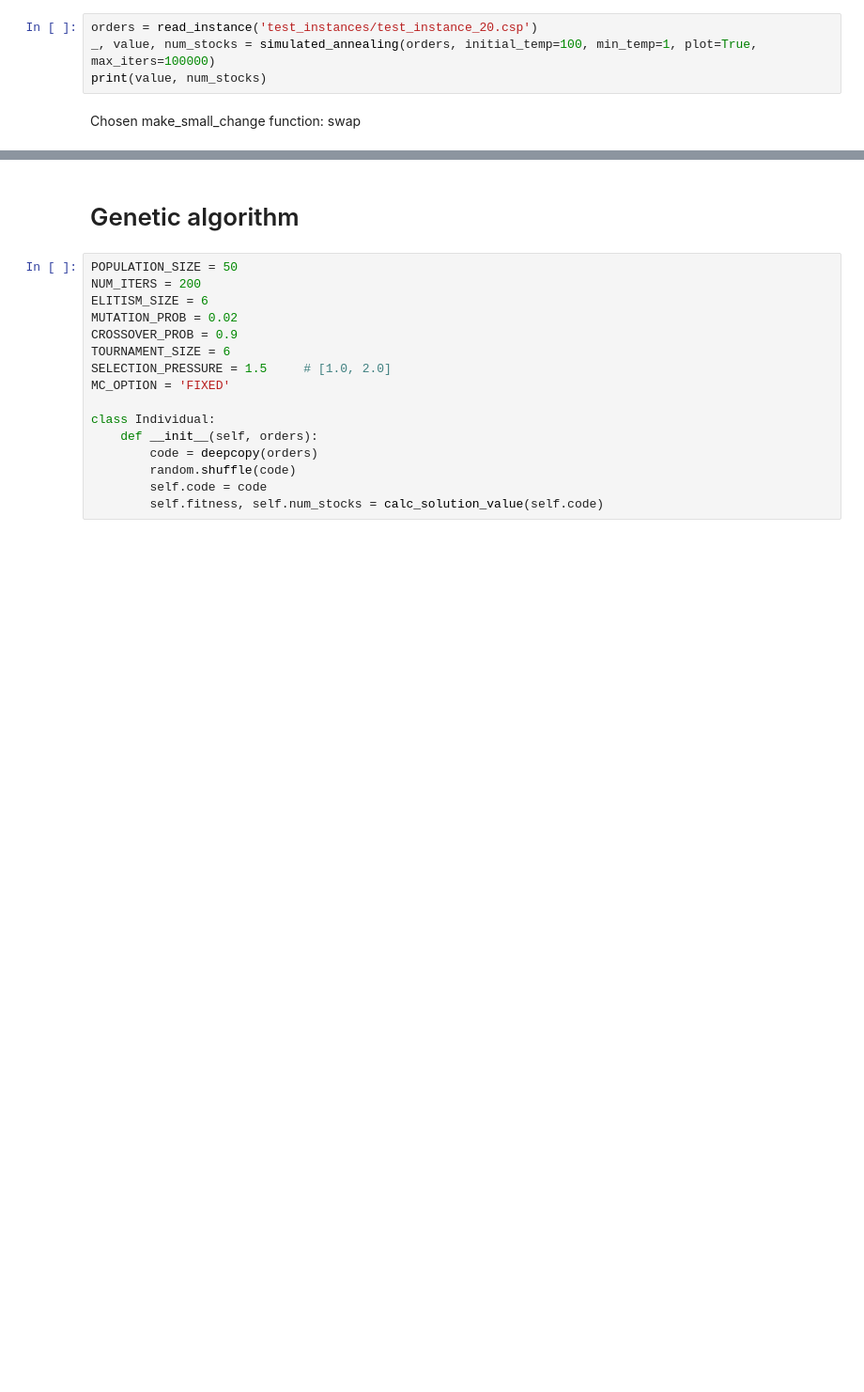
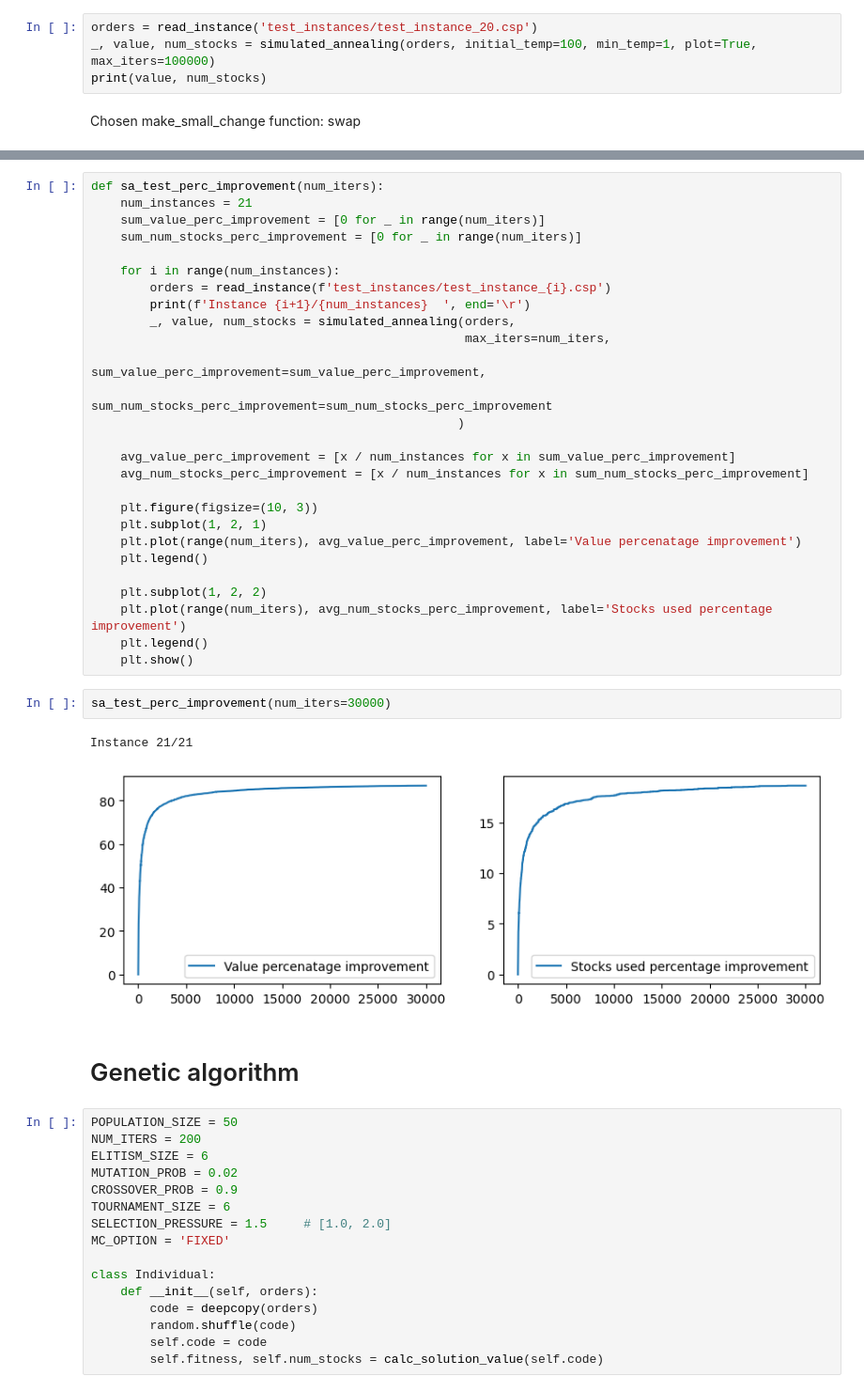
Before and after one commit to MilenkovicMaja/csp_optimization, a Jupyter notebook: csp.ipynb, the cells around one changed output, grey strips where cells are left out. Shown at 94% size. Cells and saved outputs as stored; diff of their text form; blank space fills up the shorter version.

```diff
--- a/csp.ipynb
+++ b/csp.ipynb
@@ -388,3 +474,35 @@ Chosen make_small_change function: swap
+# %%
+def sa_test_perc_improvement(num_iters):
+    num_instances = 21
+    sum_value_perc_improvement = [0 for _ in range(num_iters)]
+    sum_num_stocks_perc_improvement = [0 for _ in range(num_iters)]
+
+    for i in range(num_instances):
+        orders = read_instance(f'test_instances/test_instance_{i}.csp')
+        print(f'Instance {i+1}/{num_instances}  ', end='\r')
+        _, value, num_stocks = simulated_annealing(orders,
+                                                   max_iters=num_iters,
+                                                   sum_value_perc_improvement=sum_value_perc_improvement,
+                                                   sum_num_stocks_perc_improvement=sum_num_stocks_perc_improvement
+                                                  )
+
+    avg_value_perc_improvement = [x / num_instances for x in sum_value_perc_improvement]
+    avg_num_stocks_perc_improvement = [x / num_instances for x in sum_num_stocks_perc_improvement]
+
+    plt.figure(figsize=(10, 3))
+    plt.subplot(1, 2, 1)
+    plt.plot(range(num_iters), avg_value_perc_improvement, label='Value percenatage improvement')
+    plt.legend()
+
+    plt.subplot(1, 2, 2)
+    plt.plot(range(num_iters), avg_num_stocks_perc_improvement, label='Stocks used percentage improvement')
+    plt.legend()
+    plt.show()
+# %%
+sa_test_perc_improvement(num_iters=30000)
+# %% [output]
+Instance 21/21
+[figure, added]
 # %% [markdown]
 # Genetic algorithm
 # %%
```
Also changed, not shown: parts of 7 cells of this notebook.
